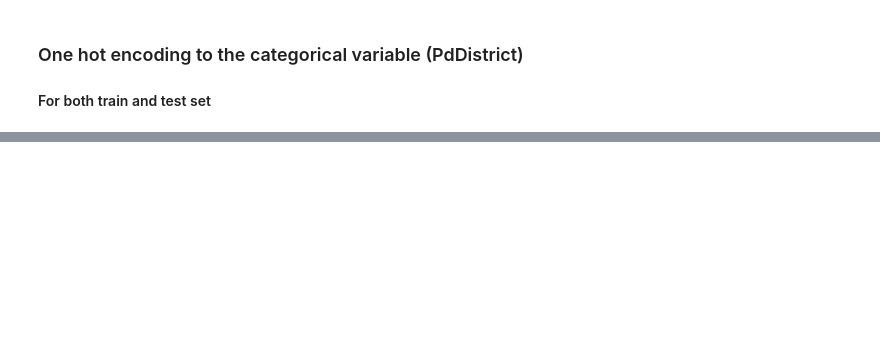
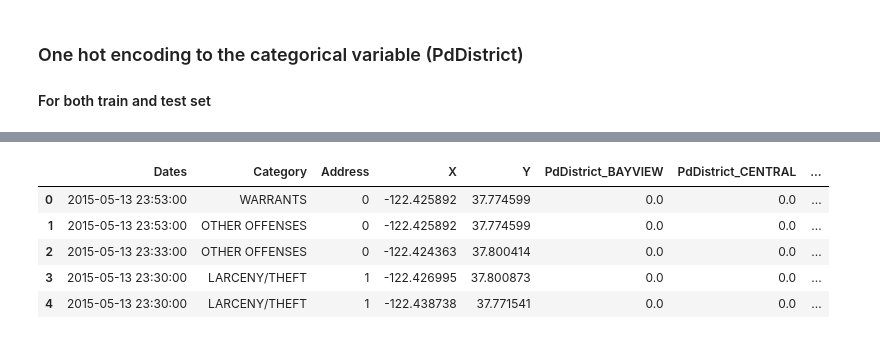
Before and after one commit to Kelvinyu1117/ee4146-group-project, a Jupyter notebook: notebooks/Data Exploration, pre-processing.ipynb, the cells around one changed output, grey strips where cells are left out. Saved outputs shown, nothing was run; the diff lists cells and outputs as text; code cells hidden in the pictures; blank space fills up the shorter version.

```diff
--- a/notebooks/Data Exploration, pre-processing.ipynb
+++ b/notebooks/Data Exploration, pre-processing.ipynb
@@ -140,7 +136,7 @@ train.head()
 ### One hot encoding to the categorical variable (PdDistrict)
 #### For both train and test set
 # %%
-train = one_hot_encode(train, ['PdDistrict'])
-test = one_hot_encode(test, ['PdDistrict'])
+train = pp.one_hot_encode(train, ['PdDistrict'])
+test = pp.one_hot_encode(test, ['PdDistrict'])
 # %%
 train.head()
@@ -148,0 +164,11 @@ test.head()
+# %%
+train = pp.process_address(train)
+test = pp.process_address(test)
+train.head()
+# %% [output]
+|  | Dates | Category | Address | X | Y | PdDistrict_BAYVIEW | PdDistrict_CENTRAL | ... |
+| 0 | 2015-05-13 23:53:00 | WARRANTS | 0 | -122.425892 | 37.774599 | 0.0 | 0.0 | ... |
+| 1 | 2015-05-13 23:53:00 | OTHER OFFENSES | 0 | -122.425892 | 37.774599 | 0.0 | 0.0 | ... |
+| 2 | 2015-05-13 23:33:00 | OTHER OFFENSES | 0 | -122.424363 | 37.800414 | 0.0 | 0.0 | ... |
+| 3 | 2015-05-13 23:30:00 | LARCENY/THEFT | 1 | -122.426995 | 37.800873 | 0.0 | 0.0 | ... |
+| 4 | 2015-05-13 23:30:00 | LARCENY/THEFT | 1 | -122.438738 | 37.771541 | 0.0 | 0.0 | ... |
```
Also changed, not shown: parts of 27 cells of this notebook, 2 other files.
